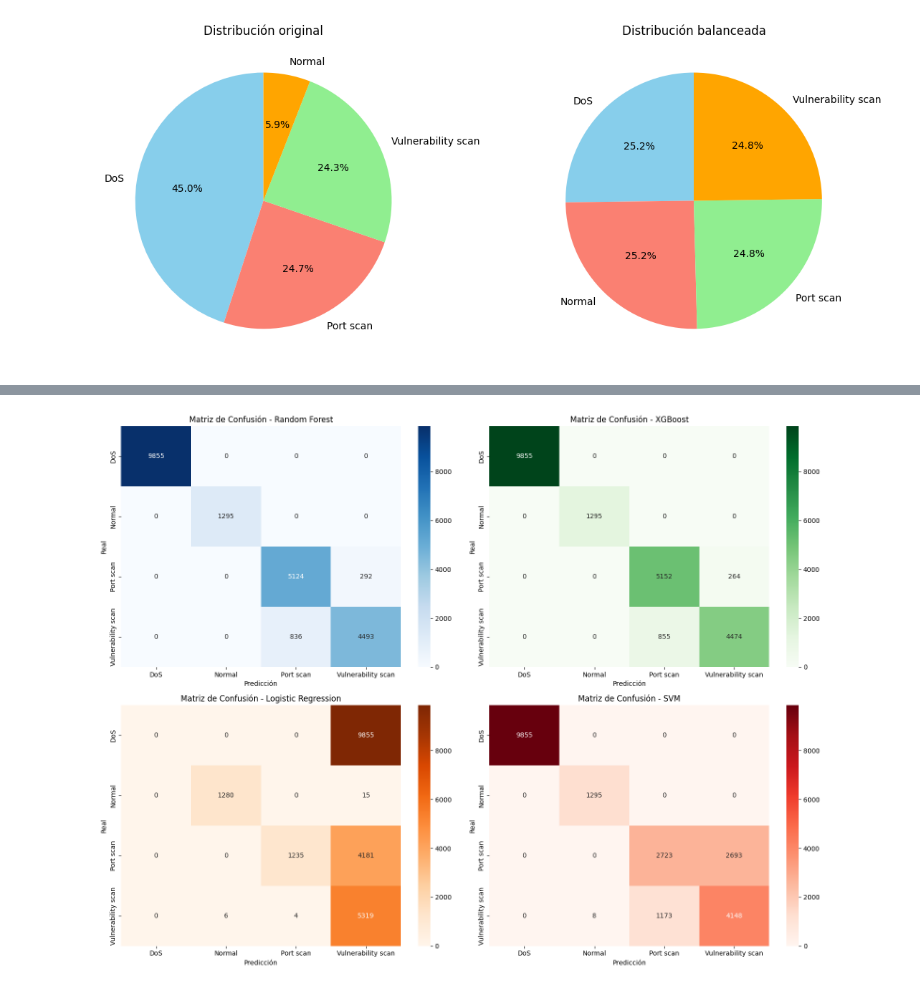
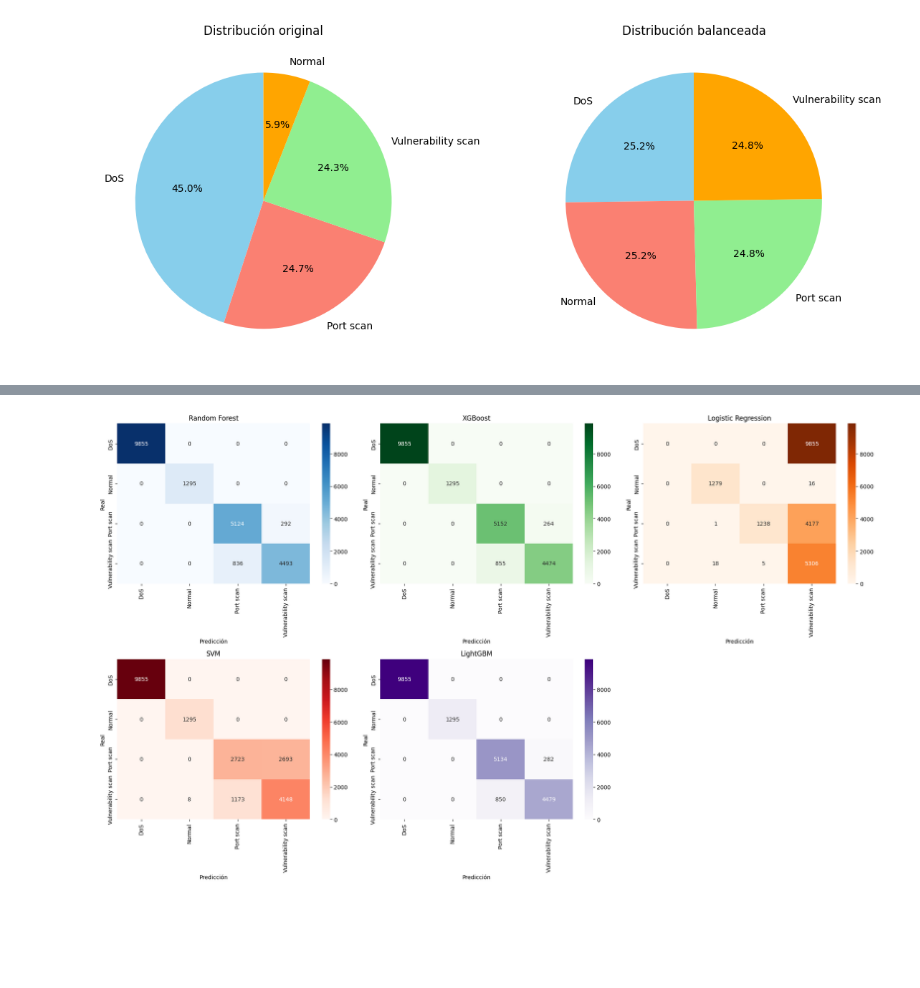
Before and after one commit to Ghost5x9/Implementacion_Seminario, a Jupyter notebook: ML.ipynb, the cells around one changed output, grey strips where cells are left out. Cells and saved outputs as stored; diff of their text form; code cells hidden in the pictures; blank space fills up the shorter version.

Commit message:
nuevo modelo

```diff
--- a/ML.ipynb
+++ b/ML.ipynb
@@ -222,10 +223,7 @@ y_pred_xgb = xgb_model.predict(X_test[features])
 lr_model = LogisticRegression(
     random_state=42,
     max_iter=2000,
-    C=5.0,                 # menos regularización → más flexible
-    solver='saga',         # mejor para datasets grandes
-    penalty='l2',          # puedes probar también 'l1'
-    class_weight='balanced',  # clave si hay desbalance
+    C=10,                 # menos regularización → más flexible
     n_jobs=-1
 )
 
@@ -242,3 +240,13 @@ svm_model = SVC(
 )
 svm_model.fit(X_train_res, y_train_res_enc)
 y_pred_svm = svm_model.predict(X_test[features])
+
+lgb_model = LGBMClassifier(
+    n_estimators=400,
+    learning_rate=0.05,
+    max_depth=8,
+    random_state=42
+)
+
+lgb_model.fit(X_train_res, y_train_res_enc)
+y_pred_lgb = lgb_model.predict(X_test[features])
@@ -248,42 +274,53 @@ cm_rf = confusion_matrix(y_test_enc, y_pred_rf)
 cm_xgb = confusion_matrix(y_test_enc, y_pred_xgb)
 cm_lr = confusion_matrix(y_test_enc, y_pred_lr)
 cm_svm = confusion_matrix(y_test_enc, y_pred_svm)
+cm_lgb = confusion_matrix(y_test_enc, y_pred_lgb)
 
-# 4 subplots (2x2)
-fig, axes = plt.subplots(2, 2, figsize=(16, 12))
+# 2 filas, 3 columnas
+fig, axes = plt.subplots(2, 3, figsize=(20, 12))
 
 # Random Forest
 sns.heatmap(cm_rf, annot=True, fmt='d', cmap='Blues',
             xticklabels=le_attack.classes_, yticklabels=le_attack.classes_, ax=axes[0, 0])
-axes[0, 0].set_title("Matriz de Confusión - Random Forest")
+axes[0, 0].set_title("Random Forest")
 axes[0, 0].set_xlabel("Predicción")
 axes[0, 0].set_ylabel("Real")
 
 # XGBoost
 sns.heatmap(cm_xgb, annot=True, fmt='d', cmap='Greens',
             xticklabels=le_attack.classes_, yticklabels=le_attack.classes_, ax=axes[0, 1])
-axes[0, 1].set_title("Matriz de Confusión - XGBoost")
+axes[0, 1].set_title("XGBoost")
 axes[0, 1].set_xlabel("Predicción")
 axes[0, 1].set_ylabel("Real")
 
 # Logistic Regression
 sns.heatmap(cm_lr, annot=True, fmt='d', cmap='Oranges',
+            xticklabels=le_attack.classes_, yticklabels=le_attack.classes_, ax=axes[0, 2])
+axes[0, 2].set_title("Logistic Regression")
+axes[0, 2].set_xlabel("Predicción")
+axes[0, 2].set_ylabel("Real")
+
+# SVM
+sns.heatmap(cm_svm, annot=True, fmt='d', cmap='Reds',
             xticklabels=le_attack.classes_, yticklabels=le_attack.classes_, ax=axes[1, 0])
-axes[1, 0].set_title("Matriz de Confusión - Logistic Regression")
+axes[1, 0].set_title("SVM")
 axes[1, 0].set_xlabel("Predicción")
 axes[1, 0].set_ylabel("Real")
 
-# SVM
-sns.heatmap(cm_svm, annot=True, fmt='d', cmap='Reds',
+# LightGBM
+sns.heatmap(cm_lgb, annot=True, fmt='d', cmap='Purples',
             xticklabels=le_attack.classes_, yticklabels=le_attack.classes_, ax=axes[1, 1])
-axes[1, 1].set_title("Matriz de Confusión - SVM")
+axes[1, 1].set_title("LightGBM")
 axes[1, 1].set_xlabel("Predicción")
 axes[1, 1].set_ylabel("Real")
 
+# El último subplot vacío → lo ocultamos
+axes[1, 2].axis('off')
+
 plt.tight_layout()
 plt.show()
 # %% [output]
-[figure, old version]
+[figure, new version]
 # %%
 from sklearn.metrics import accuracy_score, precision_score, recall_score, f1_score
 
```
Also changed, not shown: parts of 5 cells of this notebook, 1 other file.
